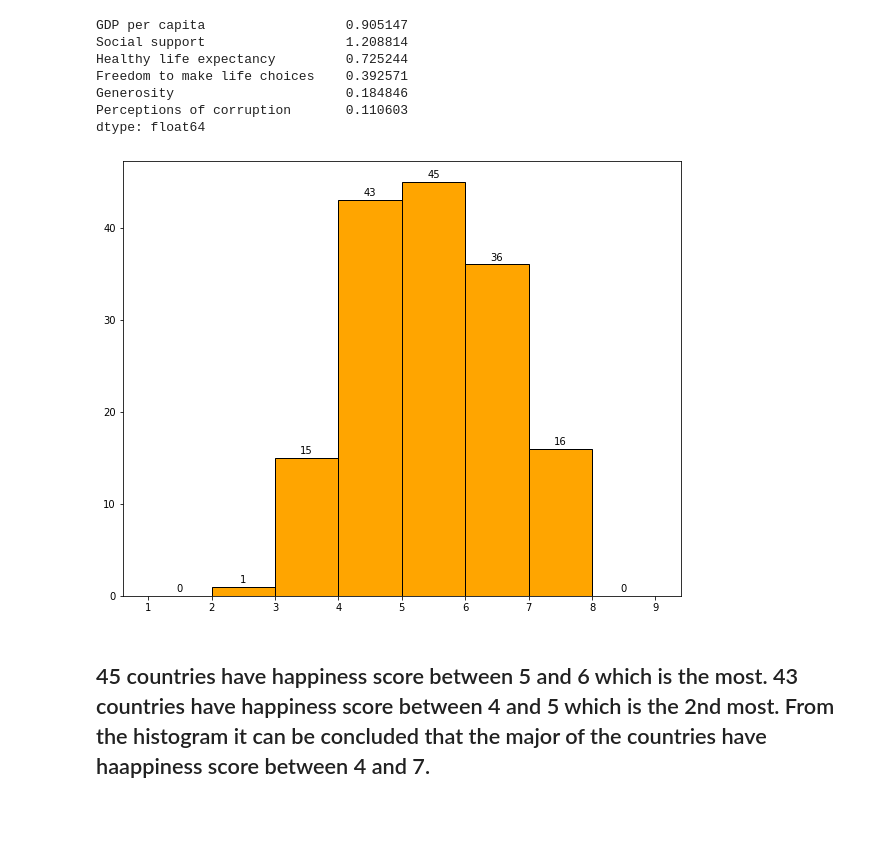
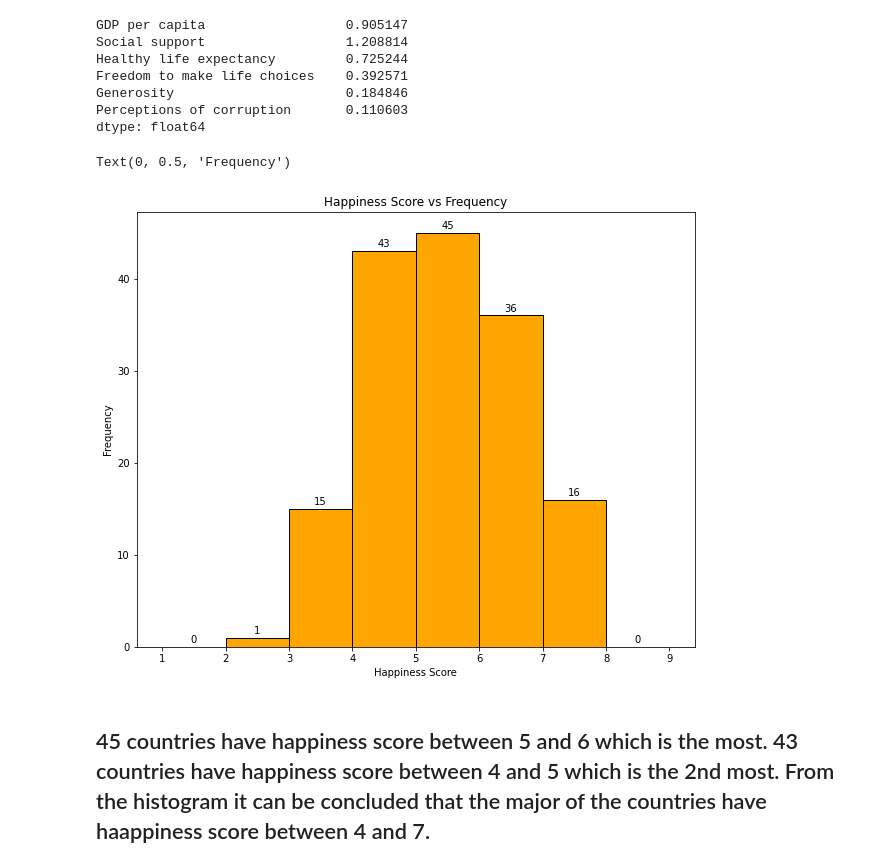
Before and after one commit to PriteshVedak/Test, a Jupyter notebook: what-makes-a-country-happier-exploratory-da.ipynb, the cells around one changed output. Cells and saved outputs as stored; diff of their text form; code cells hidden in the pictures; blank space fills up the shorter version.

```diff
--- a/what-makes-a-country-happier-exploratory-da.ipynb
+++ b/what-makes-a-country-happier-exploratory-da.ipynb
@@ -66,10 +66,14 @@ dtype: float64
 # %%
 fig,ax = plt.subplots(figsize=(10,8))
 hist=plt.hist(df2019['Score'],color='orange',edgecolor='black',bins=[1,2,3,4,5,6,7,8,9])
 for hist in ax.containers:
     ax.bar_label(hist,padding=2)
+plt.title("Happiness Score vs Frequency")
+plt.xlabel("Happiness Score")
+plt.ylabel("Frequency")
 # %% [output]
+Text(0, 0.5, 'Frequency')
-[figure, old version]
+[figure, new version]
 # %% [markdown]
 ## 45 countries have happiness score between 5 and 6 which is the most. 43 countries have happiness score between 4 and 5 which is the 2nd most. From the histogram it can be concluded that the major of the countries have haappiness score between 4 and 7.
 # %% [markdown]
```
Also changed, not shown: parts of 3 cells of this notebook.
